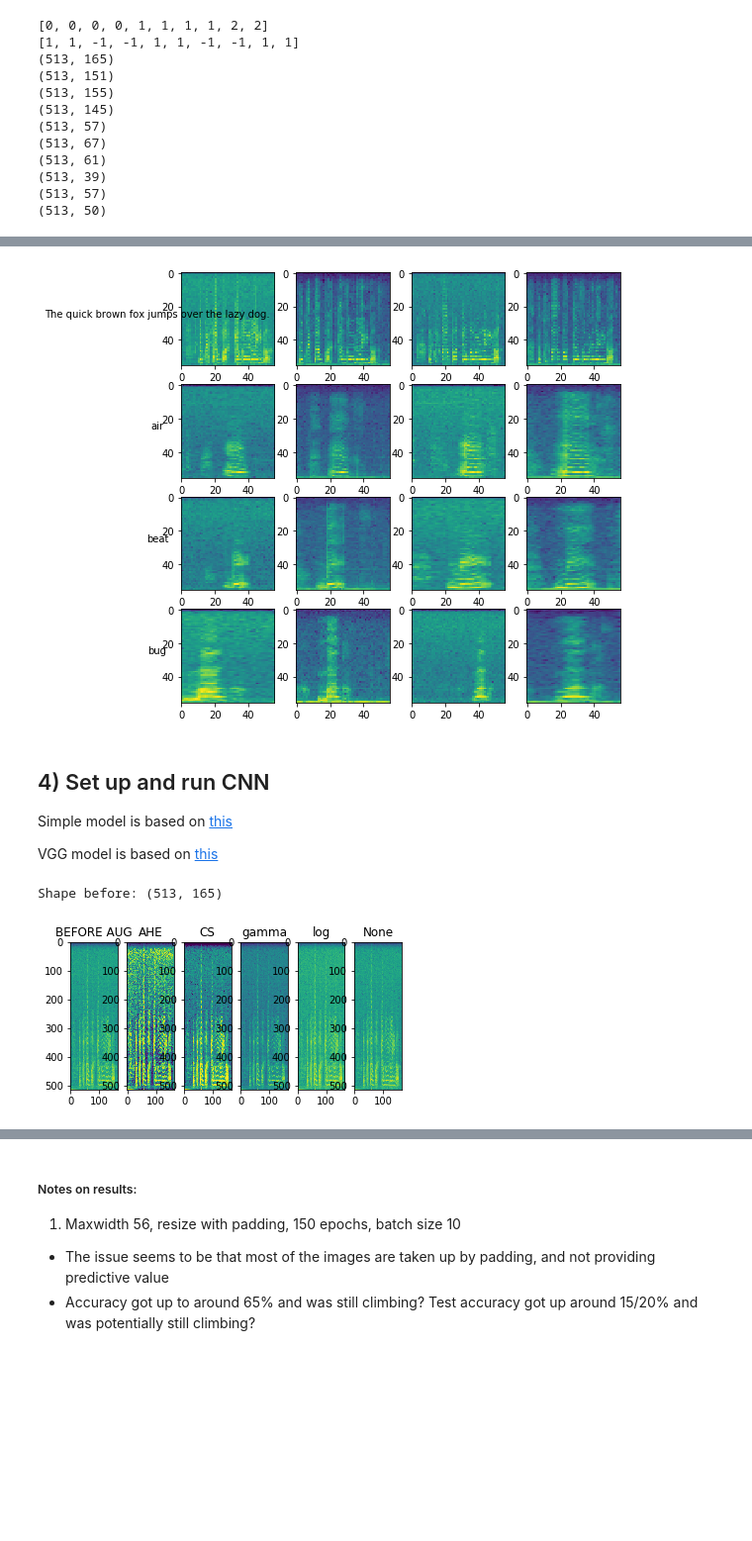
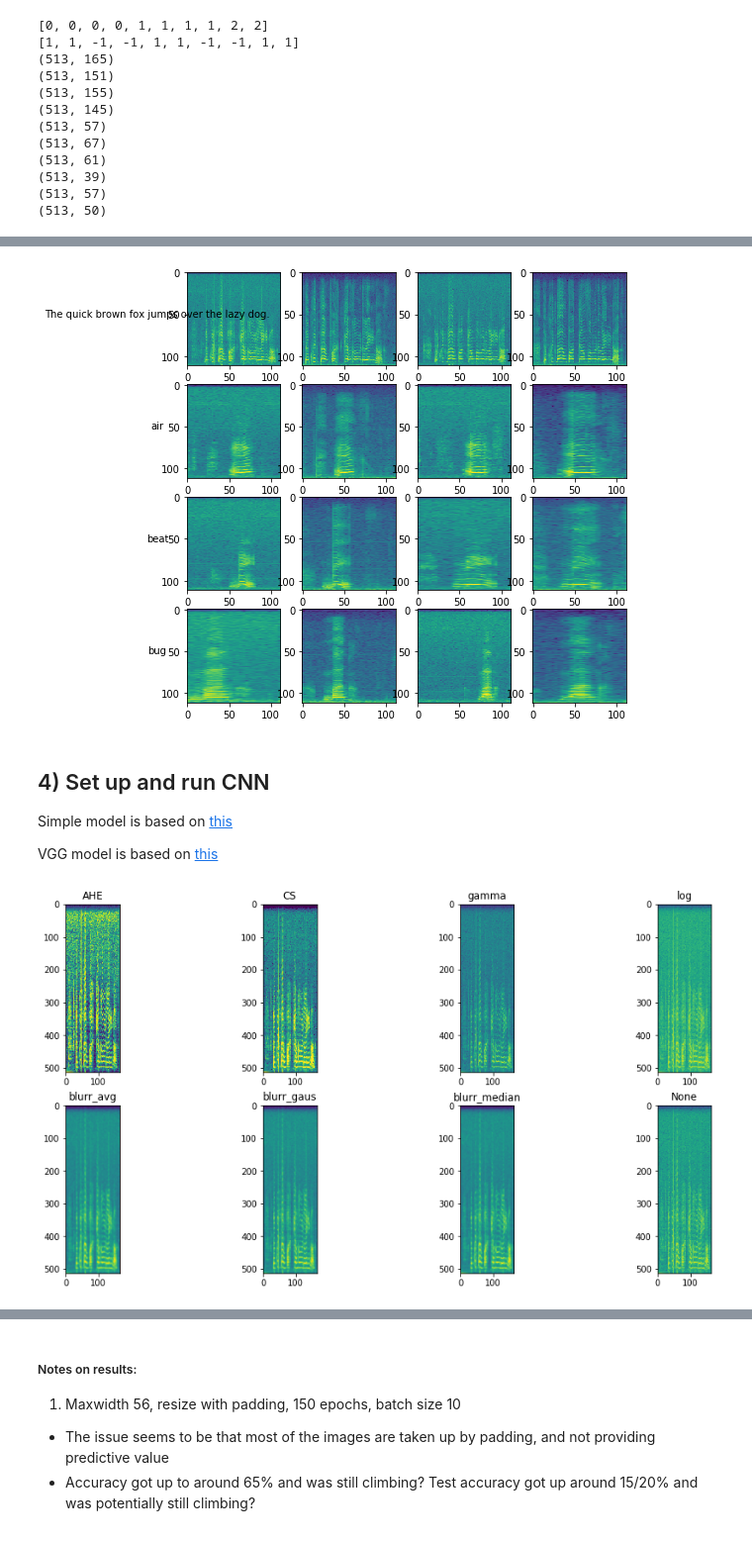
Before and after one commit to miketp333/mids_capstone, a Jupyter notebook: models/cnn.ipynb, the cells around one changed output, grey strips where cells are left out. Shown at 99% size. Drawn from its saved outputs; the diff is of its cells as text; code cells hidden in the pictures; blank space fills up the shorter version.

Commit message:
added blurr augmentation options

```diff
--- a/models/cnn.ipynb
+++ b/models/cnn.ipynb
@@ -7,12 +7,12 @@ In the end, if the CNN can use the phrase spoken in one prompt to predict the sa
 # %%
 # ##### CNN Parameters #####
 
-batch_size = 10
-epochs = 100
+batch_size = 5
+epochs = 70
 
-augment_images = False   # Apply image augmentation?
+augment_images = True   # Apply image augmentation?
 pad_images = False       # Resize images to a square by padding the end with gray (before resizing). This does not seem to work well.
-image_height_width = 56  # Resize all images to square with this height and width
+image_height_width = 112  # Resize all images to square with this height and width
 
 ###########################
 # %%
@@ -308,7 +307,7 @@ for p in range(4):
         if i==0: plt.ylabel(cat.get(p),rotation=0)
         cnt += 1
 # %% [output]
-[figure, old version]
+[figure, new version]
 # %% [markdown]
 ## 4) Set up and run CNN
 
@@ -344,7 +343,7 @@ def augment_img(img, choose='random'):
 
     # Randomly choose augmentation method, unless specified
     if choose == 'random':
-        options = ['AHE','CS','gamma','log','None']
+        options = ['AHE','CS','gamma','log','blurr_avg','blurr_gaus','blurr_median','None']
         choose = random.choice(options)
 
     # Adaptive Equalization
@@ -365,6 +364,18 @@ def augment_img(img, choose='random'):
     if choose == 'log':
         img_new = exposure.adjust_log(img, 1)
 
+    # Image Blurring - Averaging  - Note: 5x5 window. Smaller images will be blurred more
+    if choose == 'blurr_avg':
+        img_new = cv2.blur(img,(5,5))
+
+    # Image Blurring - Gaussian  - Note: 5x5 window. Smaller images will be blurred more
+    if choose == 'blurr_gaus':
+        img_new = cv2.GaussianBlur(img,(5,5),0)
+
+    # Image Blurring - Median Filtering
+    if choose == 'blurr_median':
+        img_new = cv2.medianBlur(img,5)
+
     # Do nothing
     if choose == 'None':
         img_new = img
@@ -382,20 +393,19 @@ else:
 
 #####################################################################
 # %%
-# View examples of each image augmentation type
+# ##### View examples of each image augmentation type ##### #
+
+fig = plt.figure(figsize=(16, 8))
 
 img_loc = '/'.join(['../data/TORGO', df['speaker'][0], df['session'][0], df['mic'][0]+'_spect', df['prompt_id'][0]+'.png'])
+img = cv2.imread(img_loc, 0)
 
-# Image before Equalization and Contrast stretching
-img = cv2.imread(img_loc, 0)
-imgplot = plt.subplot(161),plt.imshow(img),plt.title('BEFORE AUG')
-print('Shape before:', img.shape)
+aug_type = ['AHE','CS','gamma','log','blurr_avg','blurr_gaus','blurr_median','None']
 
-aug_type = ['AHE','CS','gamma','log','None']
+# ##### Before re-size ##### #
+
 for i, aug in enumerate(aug_type):
     img_new = augment_img(img, aug)
-    #print('Shape after:', img_new.shape)
-    imgplot_new = plt.subplot(162 + i),plt.imshow(np.squeeze(img_new)),plt.title(aug)
+    imgplot_new = plt.subplot(2,4,i+1),plt.imshow(np.squeeze(img_new)),plt.title(aug)
 # %% [output]
-Shape before: (513, 165)
-[figure, old version]
+[figure, new version]
```
Also changed, not shown: parts of 7 cells of this notebook.
